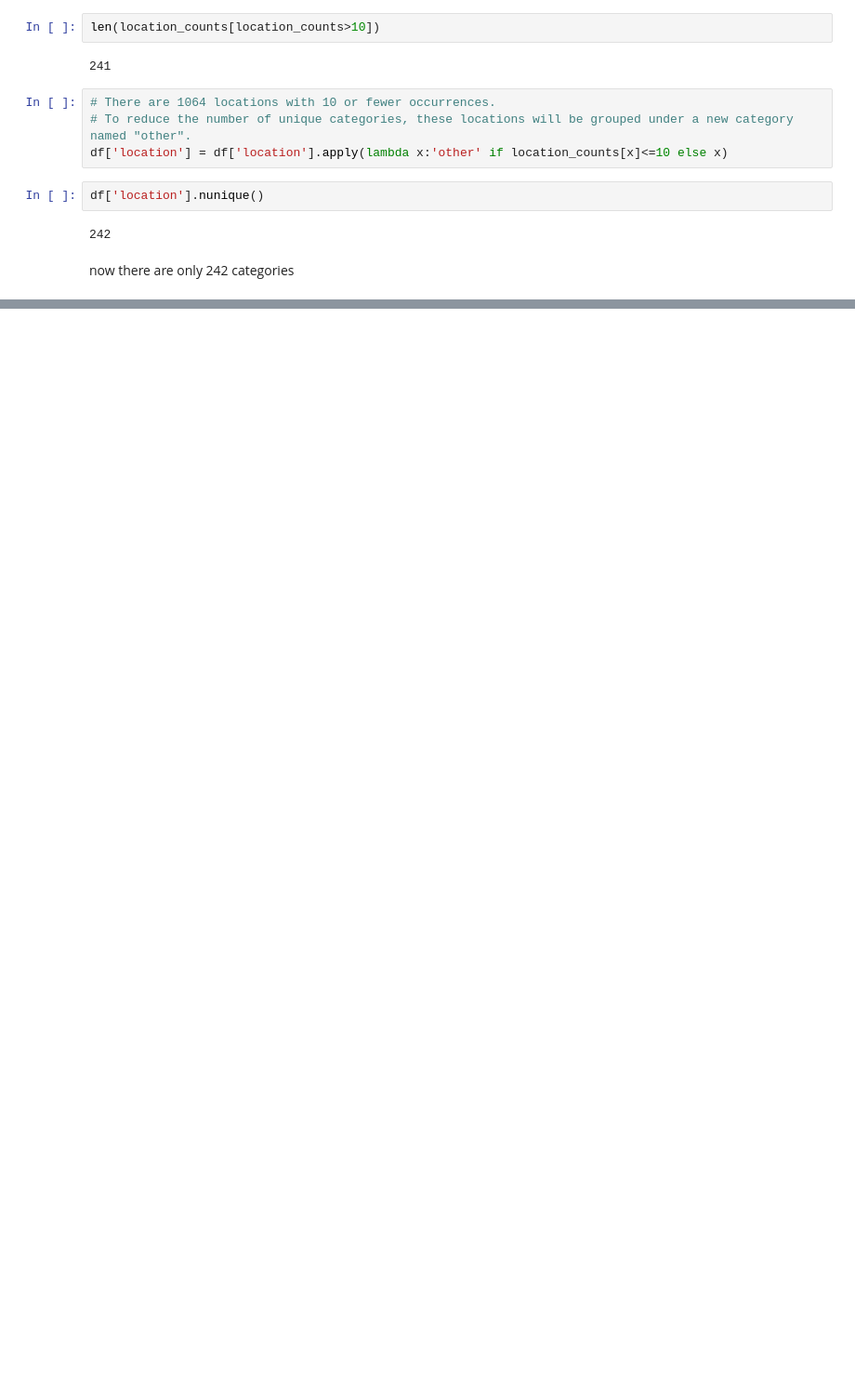
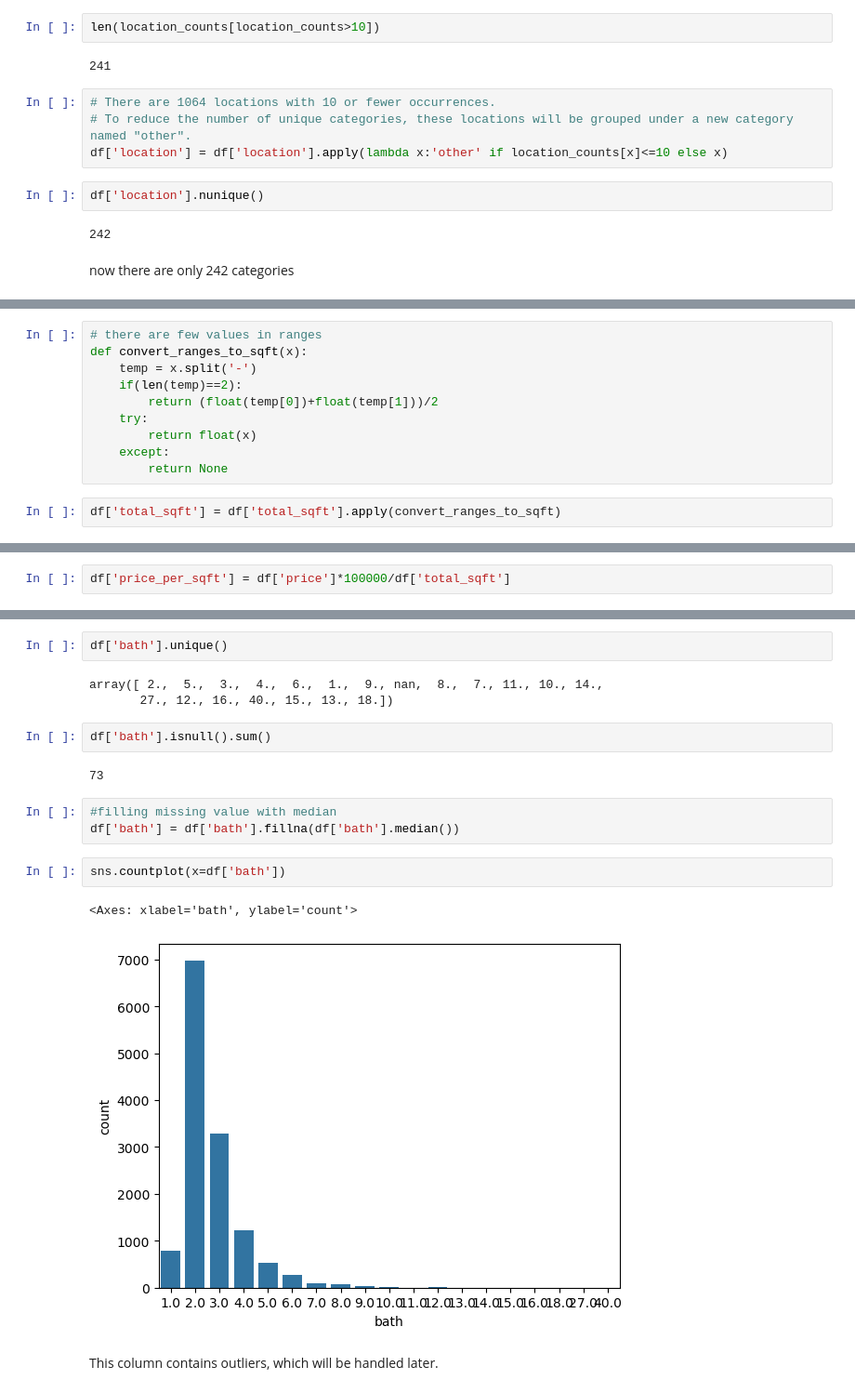
Before and after one commit to Nishant840/House-Price-Prediction, a Jupyter notebook: House_Price_Prediction.ipynb, the cells around one changed output, grey strips where cells are left out. Shown at 93% size. Saved outputs shown, nothing was run; the diff lists cells and outputs as text; blank space fills up the shorter version.

```diff
--- a/House_Price_Prediction.ipynb
+++ b/House_Price_Prediction.ipynb
@@ -199,0 +312,12 @@ df.sample(3)
+# %%
+# there are few values in ranges
+def convert_ranges_to_sqft(x):
+    temp = x.split('-')
+    if(len(temp)==2):
+        return (float(temp[0])+float(temp[1]))/2
+    try:
+        return float(x)
+    except:
+        return None
+# %%
+df['total_sqft'] = df['total_sqft'].apply(convert_ranges_to_sqft)
@@ -199,0 +333,2 @@ df.sample(3)
+# %%
+df['price_per_sqft'] = df['price']*100000/df['total_sqft']
@@ -199,0 +395,19 @@ df.sample(3)
+# %%
+df['bath'].unique()
+# %% [output]
+array([ 2.,  5.,  3.,  4.,  6.,  1.,  9., nan,  8.,  7., 11., 10., 14.,
+       27., 12., 16., 40., 15., 13., 18.])
+# %%
+df['bath'].isnull().sum()
+# %% [output]
+73
+# %%
+#filling missing value with median
+df['bath'] = df['bath'].fillna(df['bath'].median())
+# %%
+sns.countplot(x=df['bath'])
+# %% [output]
+<Axes: xlabel='bath', ylabel='count'>
+[figure, added]
+# %% [markdown]
+This column contains outliers, which will be handled later.
```
Also changed, not shown: parts of 43 cells of this notebook.
